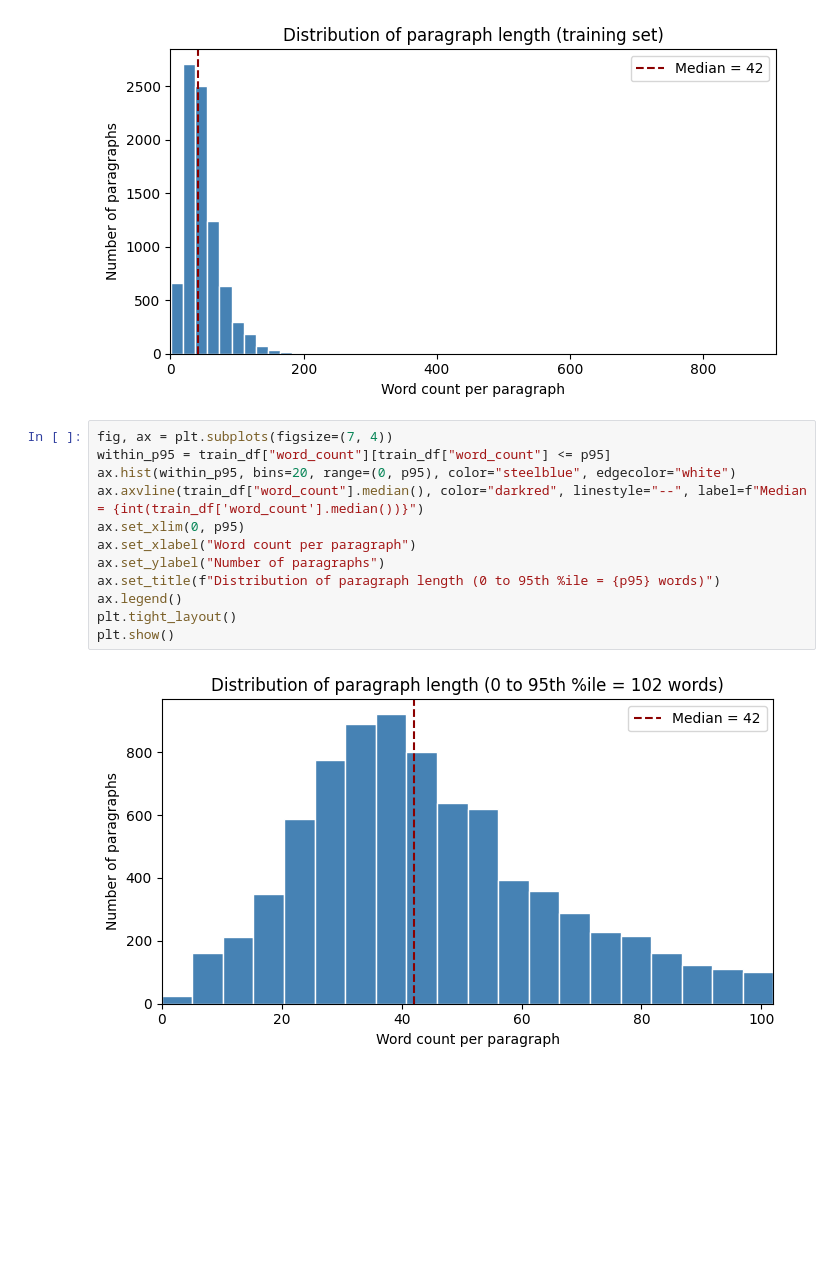
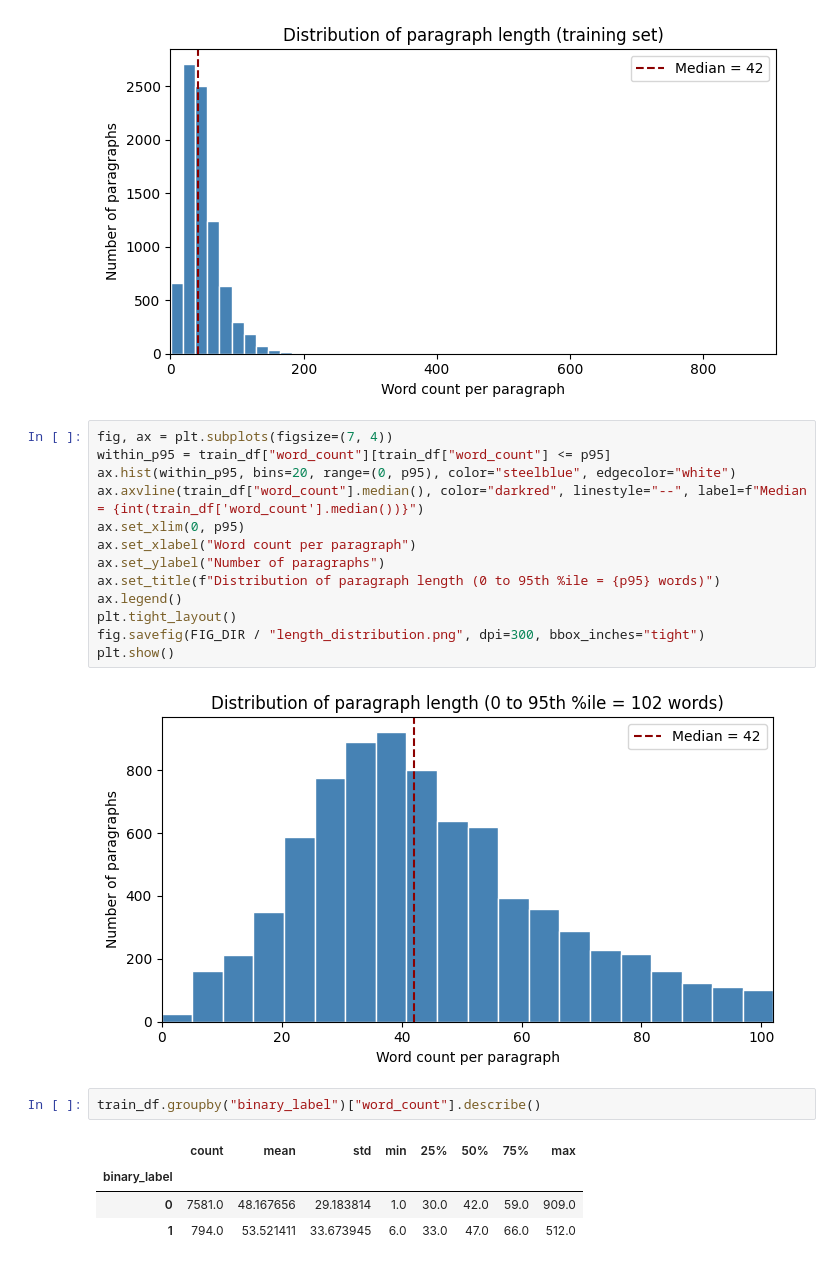
Before and after one commit to willlbarton/nlp_coursework, a Jupyter notebook: notebooks/01_eda.ipynb, the cells around one changed output. Cells and saved outputs as stored; diff of their text form; blank space fills up the shorter version.

```diff
--- a/notebooks/01_eda.ipynb
+++ b/notebooks/01_eda.ipynb
@@ -154,6 +170,14 @@ ax.set_ylabel("Number of paragraphs")
 ax.set_title(f"Distribution of paragraph length (0 to 95th %ile = {p95} words)")
 ax.legend()
 plt.tight_layout()
+fig.savefig(FIG_DIR / "length_distribution.png", dpi=300, bbox_inches="tight")
 plt.show()
 # %% [output]
 [figure]
+# %%
+train_df.groupby("binary_label")["word_count"].describe()
+# %% [output]
+|  | count | mean | std | min | 25% | 50% | 75% | max |
+| binary_label |  |  |  |  |  |  |  |  |
+| 0 | 7581.0 | 48.167656 | 29.183814 | 1.0 | 30.0 | 42.0 | 59.0 | 909.0 |
+| 1 | 794.0 | 53.521411 | 33.673945 | 6.0 | 33.0 | 47.0 | 66.0 | 512.0 |
```
Also changed, not shown: parts of 7 cells of this notebook, 3 other files.
